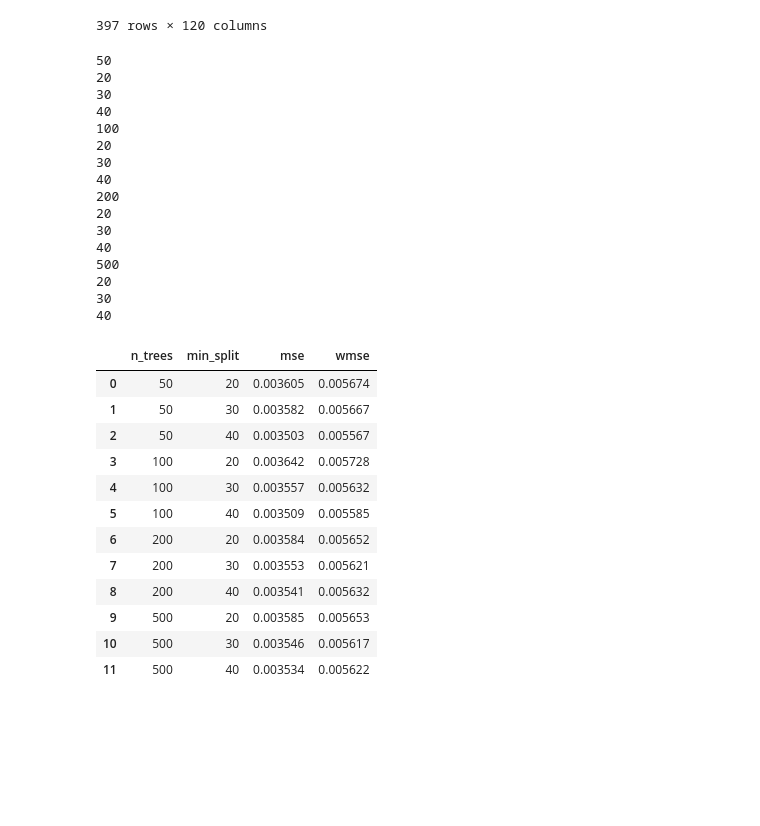
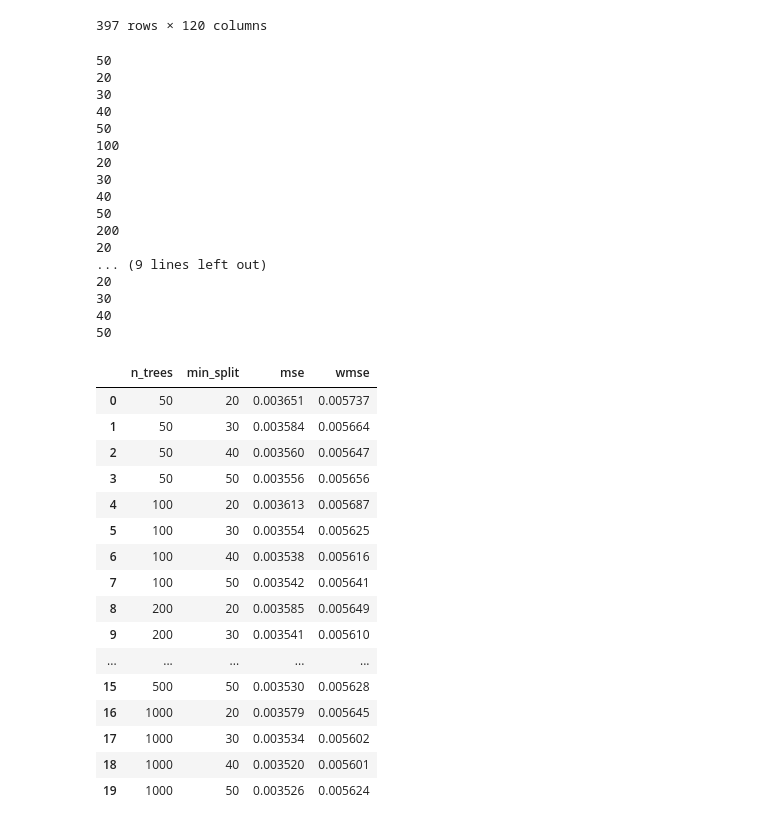
Before and after one commit to frankiiii/ml_project, a Jupyter notebook: 3_Random_forest.ipynb, the cells around one changed output. Saved outputs shown, nothing was run; the diff lists cells and outputs as text; code cells hidden in the pictures; blank space fills up the shorter version.

```diff
--- a/3_Random_forest.ipynb
+++ b/3_Random_forest.ipynb
@@ -66,56 +68,68 @@ test_y = ts_seq_test[:,-1]
 # %%
-# Hyperparameter tuning -----
+### Hyperparameter tuning using validation data -----
 
+# Empty df
 tuning = pd.DataFrame(columns=["n_trees", "min_split", "mse", "wmse"])
 
-for n in [50, 100, 200, 500]:
+# Loop through different values of n_trees and min_samples_split
+for n in [50, 100, 200, 500, 1000]:
     print(n)
-    for min_split in [20, 30, 40]:
+    for min_split in [20, 30, 40, 50]:
         print(min_split)
-        model = RandomForestRegressor(n_estimators=n, min_samples_split=min_split).fit(train_x, train_y)
+
+        # fit model, make predictions and calculate mse, wmse
+        model = RandomForestRegressor(n_estimators=n,
+                                      min_samples_split=min_split,
+                                      random_state=1).fit(train_x, train_y)
         pred = model.predict(val_x)
         mse = mean_squared_error(val_y, pred)
-        wmse =  mean_squared_error(val_y,pred,sample_weight=val_y+1)
+        wmse =  mean_squared_error(val_y,pred,
+                                   sample_weight=val_y+1)
 
         # Save results
         para = pd.DataFrame({"n_trees": n,
                              "min_split": min_split,
                              "mse": mse,
                              "wmse": wmse},
                              index=[n])
         tuning = tuning.append(para)
         tuning.reset_index(drop=True, inplace=True)
 
 tuning.to_latex(f'tuning_random_forest.tex', index=False)
 tuning
 # %% [output]
 50
 20
 30
 40
+50
 100
 20
 30
 40
+50
 200
+20
+... (9 lines left out)
 20
 30
 40
-500
-20
-30
-40
+50
 |  | n_trees | min_split | mse | wmse |
-| 0 | 50 | 20 | 0.003605 | 0.005674 |
-| 1 | 50 | 30 | 0.003582 | 0.005667 |
-| 2 | 50 | 40 | 0.003503 | 0.005567 |
-| 3 | 100 | 20 | 0.003642 | 0.005728 |
-| 4 | 100 | 30 | 0.003557 | 0.005632 |
-| 5 | 100 | 40 | 0.003509 | 0.005585 |
-| 6 | 200 | 20 | 0.003584 | 0.005652 |
-| 7 | 200 | 30 | 0.003553 | 0.005621 |
-| 8 | 200 | 40 | 0.003541 | 0.005632 |
-| 9 | 500 | 20 | 0.003585 | 0.005653 |
-| 10 | 500 | 30 | 0.003546 | 0.005617 |
-| 11 | 500 | 40 | 0.003534 | 0.005622 |
+| 0 | 50 | 20 | 0.003651 | 0.005737 |
+| 1 | 50 | 30 | 0.003584 | 0.005664 |
+| 2 | 50 | 40 | 0.003560 | 0.005647 |
+| 3 | 50 | 50 | 0.003556 | 0.005656 |
+| 4 | 100 | 20 | 0.003613 | 0.005687 |
+| 5 | 100 | 30 | 0.003554 | 0.005625 |
+| 6 | 100 | 40 | 0.003538 | 0.005616 |
+| 7 | 100 | 50 | 0.003542 | 0.005641 |
+| 8 | 200 | 20 | 0.003585 | 0.005649 |
+| 9 | 200 | 30 | 0.003541 | 0.005610 |
+| ... | ... | ... | ... | ... |
+| 15 | 500 | 50 | 0.003530 | 0.005628 |
+| 16 | 1000 | 20 | 0.003579 | 0.005645 |
+| 17 | 1000 | 30 | 0.003534 | 0.005602 |
+| 18 | 1000 | 40 | 0.003520 | 0.005601 |
+| 19 | 1000 | 50 | 0.003526 | 0.005624 |
 # %%
```
Also changed, not shown: parts of 9 cells of this notebook, 9 other files.
